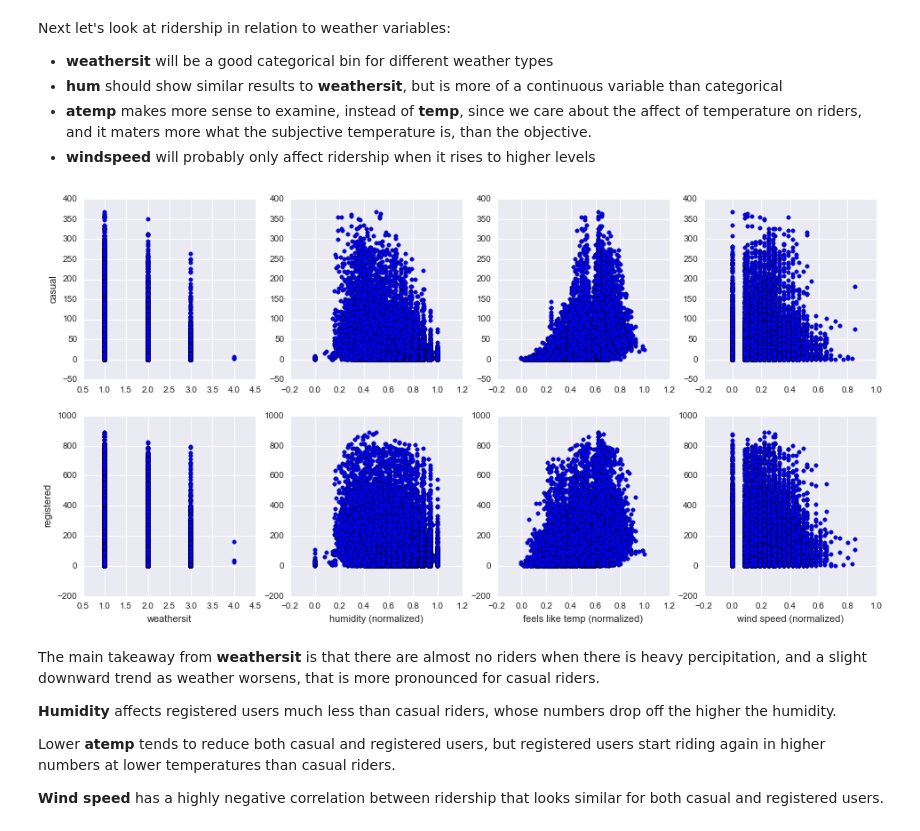
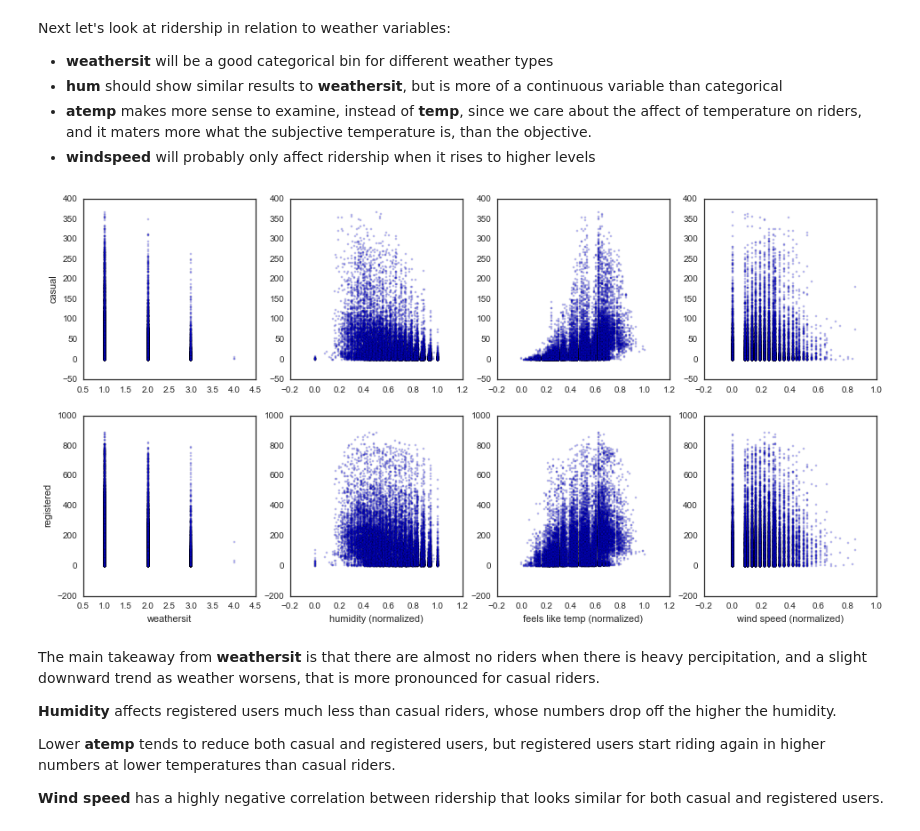
Before and after one commit to theolove/ga_project1_tlove, a Jupyter notebook: assignment 2.ipynb, the cells around one changed output. Drawn from its saved outputs; the diff is of its cells as text; code cells hidden in the pictures.

Commit message:
Updated scatter plot style and made seaborne 'white' as default

```diff
--- a/assignment 2.ipynb
+++ b/assignment 2.ipynb
@@ -22,6 +22,7 @@ import statsmodels.formula.api as smf
 import seaborn as sns
 import statsmodels.api as sm
 import scipy.stats as stats
+sns.set_style('white')
 # %% [output]
 Populating the interactive namespace from numpy and matplotlib
 # %%
@@ -167,35 +168,35 @@ Next let's look at ridership in relation to weather variables:
 # %%
 plt.figure(figsize=(16,8))
 
 # casual plots
 plt.subplot(2,4,1)
-plt.scatter(bike.weathersit, bike.casual)
+plt.scatter(bike.weathersit, bike.casual, marker='.', alpha=0.25)
 plt.ylabel("casual")
 plt.subplot(2,4,2)
-plt.scatter(bike.hum, bike.casual)
+plt.scatter(bike.hum, bike.casual, marker='.', alpha=0.25)
 plt.subplot(2,4,3)
-plt.scatter(bike.atemp, bike.casual)
+plt.scatter(bike.atemp, bike.casual, marker='.', alpha=0.25)
 plt.subplot(2,4,4)
-plt.scatter(bike.windspeed, bike.casual)
+plt.scatter(bike.windspeed, bike.casual, marker='.', alpha=0.25)
 
 # registered plots
 plt.subplot(2,4,5)
-plt.scatter(bike.weathersit, bike.registered)
+plt.scatter(bike.weathersit, bike.registered, marker='.', alpha=0.25)
 plt.ylabel("registered")
 plt.xlabel("weathersit")
 plt.subplot(2,4,6)
-plt.scatter(bike.hum, bike.registered)
+plt.scatter(bike.hum, bike.registered, marker='.', alpha=0.25)
 plt.xlabel("humidity (normalized)")
 plt.subplot(2,4,7)
-plt.scatter(bike.atemp, bike.registered)
+plt.scatter(bike.atemp, bike.registered, marker='.', alpha=0.25)
 plt.xlabel("feels like temp (normalized)")
 plt.subplot(2,4,8)
-plt.scatter(bike.windspeed, bike.registered)
+plt.scatter(bike.windspeed, bike.registered, marker='.', alpha=0.25)
 plt.xlabel("wind speed (normalized)")
 
 plt.show()
 # %% [output]
-[figure, old version]
+[figure, new version]
 # %% [markdown]
 The main takeaway from **weathersit** is that there are almost no riders when there is heavy percipitation, and a slight downward trend as weather worsens, that is more pronounced for casual riders.
 
```
Also changed, not shown: parts of 2 cells of this notebook.
